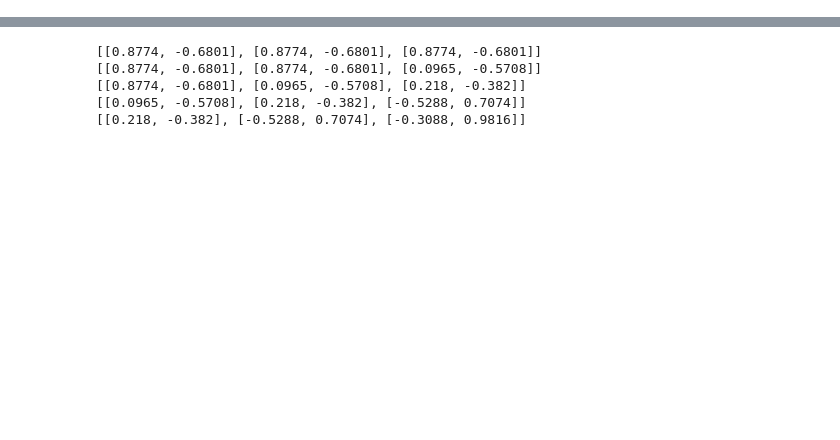
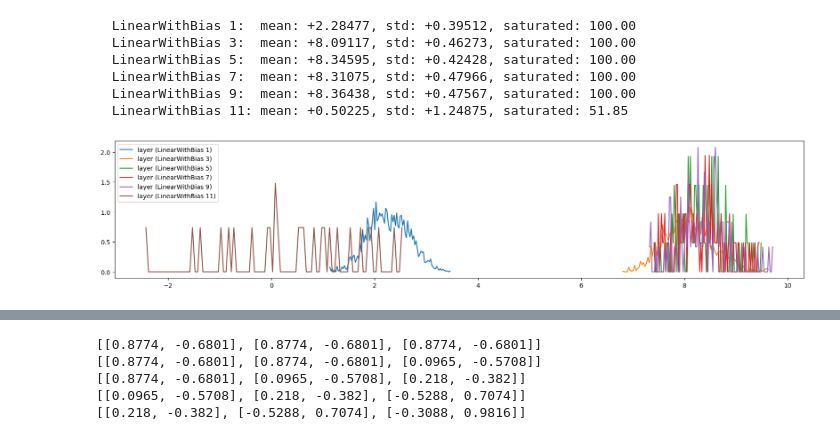
Before and after one commit to michal-minich/makemore-mm, a Jupyter notebook: projects/layers/layers.ipynb, the cells around one changed output, grey strips where cells are left out. Saved outputs shown, nothing was run; the diff lists cells and outputs as text; code cells hidden in the pictures; blank space fills up the shorter version.

```diff
--- a/projects/layers/layers.ipynb
+++ b/projects/layers/layers.ipynb
@@ -198,0 +231,10 @@ logits.shape:        [32, 27]
+# %%
+plotActivationsDistribution(np, LinearWithBias)
+# %% [output]
+  LinearWithBias 1:  mean: +2.28477, std: +0.39512, saturated: 100.00
+  LinearWithBias 3:  mean: +8.09117, std: +0.46273, saturated: 100.00
+  LinearWithBias 5:  mean: +8.34595, std: +0.42428, saturated: 100.00
+  LinearWithBias 7:  mean: +8.31075, std: +0.47966, saturated: 100.00
+  LinearWithBias 9:  mean: +8.36438, std: +0.47567, saturated: 100.00
+  LinearWithBias 11: mean: +0.50225, std: +1.24875, saturated: 51.85
+[figure, added]
```
Also changed, not shown: parts of 17 cells of this notebook, 3 other files.
